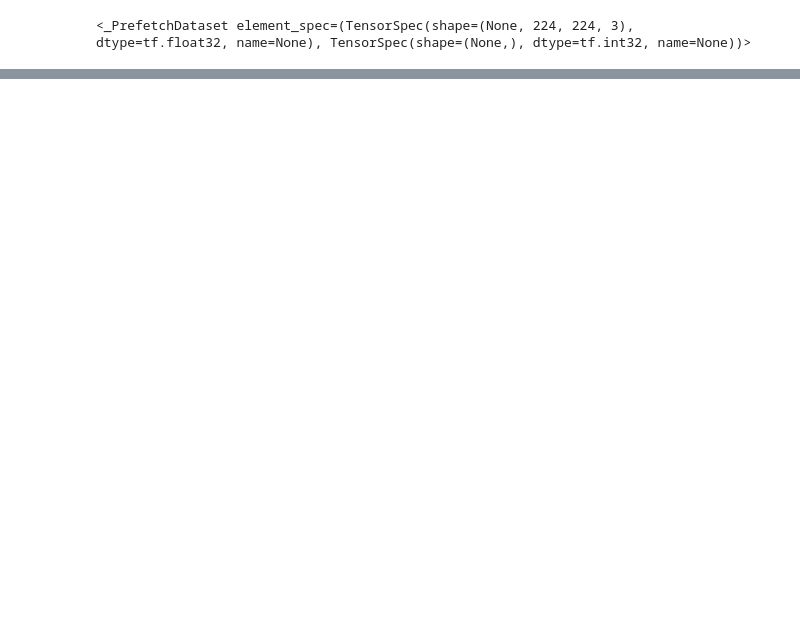
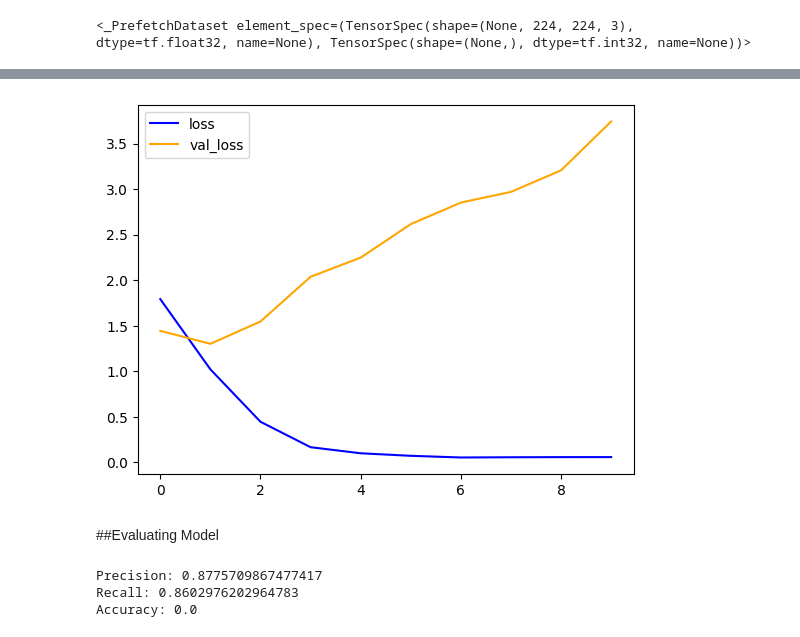
Before and after one commit to eddiechn/Multi-Class-Animal-Classification, a Jupyter notebook: Multi_Animal_Classification.ipynb, the cells around one changed output, grey strips where cells are left out. Cells and saved outputs as stored; diff of their text form; code cells hidden in the pictures; blank space fills up the shorter version.

```diff
--- a/Multi_Animal_Classification.ipynb
+++ b/Multi_Animal_Classification.ipynb
@@ -64,0 +222,13 @@ from PIL import Image
+# %%
+model = Sequential()
+model.add(Rescaling(1./255, input_shape=(224, 224, 3)))
+model.add(Conv2D(32, (3,3), 1,  activation='relu' ))
+model.add(MaxPooling2D())
+model.add(Conv2D(64, (3,3), 1, activation='relu'))
+model.add(MaxPooling2D())
+
+model.add(Flatten())
+model.add(Dense(256, activation='relu'))
+model.add(Dense(10, activation='softmax'))
+# %%
+model.compile(optimizer='adam', loss='sparse_categorical_crossentropy', metrics=['accuracy'])
@@ -64,0 +255,3 @@ from PIL import Image
+# %%
+logdir = 'logs'
+tensorboard_callback = tf.keras.callbacks.TensorBoard(log_dir=logdir)
@@ -64,0 +262,2 @@ from PIL import Image
+# %%
+hist = model.fit(train_dataset, epochs=10, validation_data=val_dataset, callbacks=[tensorboard_callback])
@@ -64,0 +285,10 @@ from PIL import Image
+# %%
+plot = plt.figure()
+plt.plot(hist.history['loss'], color='blue', label='loss')
+plt.plot(hist.history['val_loss'], color='orange', label='val_loss')
+plt.legend()
+plt.show()
+# %% [output]
+[figure, added]
+# %% [markdown]
+##Evaluating Model
@@ -64,0 +337,12 @@ from PIL import Image
+# %%
+precision_result = precision.result().numpy()
+recall_result = recall.result().numpy()
+accuracy_result = accuracy.result().numpy()
+
+print(f"Precision: {precision_result}")
+print(f"Recall: {recall_result}")
+print(f"Accuracy: {accuracy_result}")
+# %% [output]
+Precision: 0.8775709867477417
+Recall: 0.8602976202964783
+Accuracy: 0.0
```
Also changed, not shown: parts of 28 cells of this notebook.
